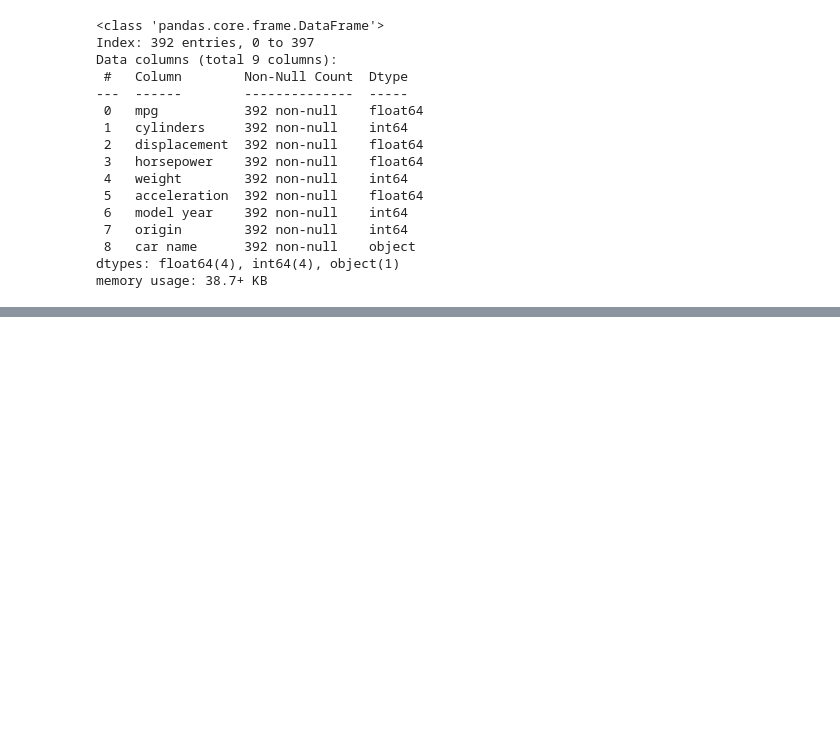
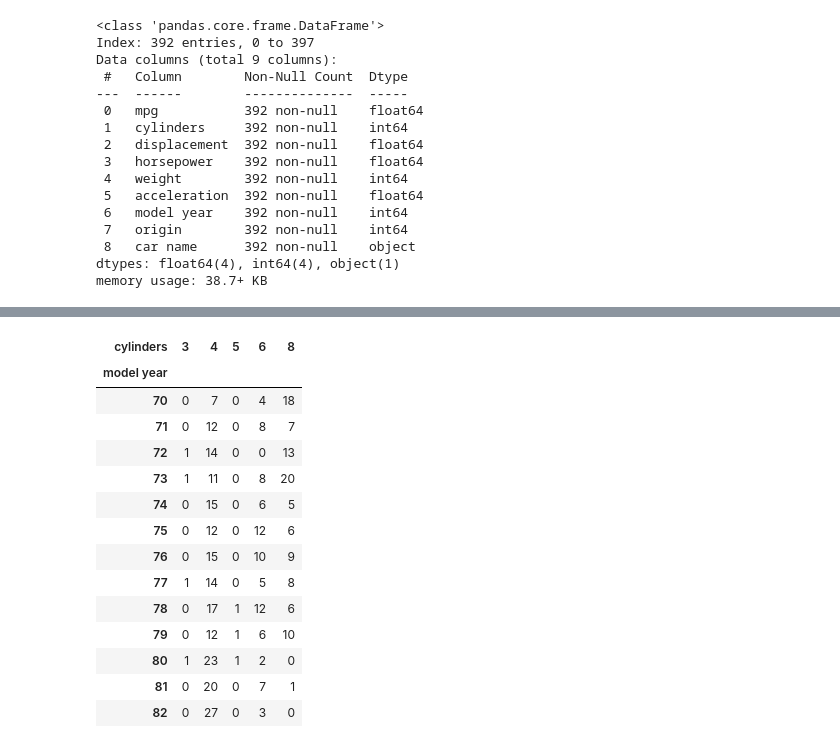
Before and after one commit to SHIVAM-MARS/Python, a Jupyter notebook: 4. Python Pandas/Infosys.ipynb, the cells around one changed output, grey strips where cells are left out. Saved outputs shown, nothing was run; the diff lists cells and outputs as text; code cells hidden in the pictures; blank space fills up the shorter version.

```diff
--- a/4. Python Pandas/Infosys.ipynb
+++ b/4. Python Pandas/Infosys.ipynb
@@ -1614,0 +1929,18 @@ AttributeError: 'DataFrameGroupBy' object has no attribute 'sort_values'
+# %%
+pd.crosstab(df['model year'], df['cylinders'])
+# %% [output]
+| cylinders | 3 | 4 | 5 | 6 | 8 |
+| model year |  |  |  |  |  |
+| 70 | 0 | 7 | 0 | 4 | 18 |
+| 71 | 0 | 12 | 0 | 8 | 7 |
+| 72 | 1 | 14 | 0 | 0 | 13 |
+| 73 | 1 | 11 | 0 | 8 | 20 |
+| 74 | 0 | 15 | 0 | 6 | 5 |
+| 75 | 0 | 12 | 0 | 12 | 6 |
+| 76 | 0 | 15 | 0 | 10 | 9 |
+| 77 | 1 | 14 | 0 | 5 | 8 |
+| 78 | 0 | 17 | 1 | 12 | 6 |
+| 79 | 0 | 12 | 1 | 6 | 10 |
+| 80 | 1 | 23 | 1 | 2 | 0 |
+| 81 | 0 | 20 | 0 | 7 | 1 |
+| 82 | 0 | 27 | 0 | 3 | 0 |
```
Also changed, not shown: parts of 19 cells of this notebook, 1 other file.
